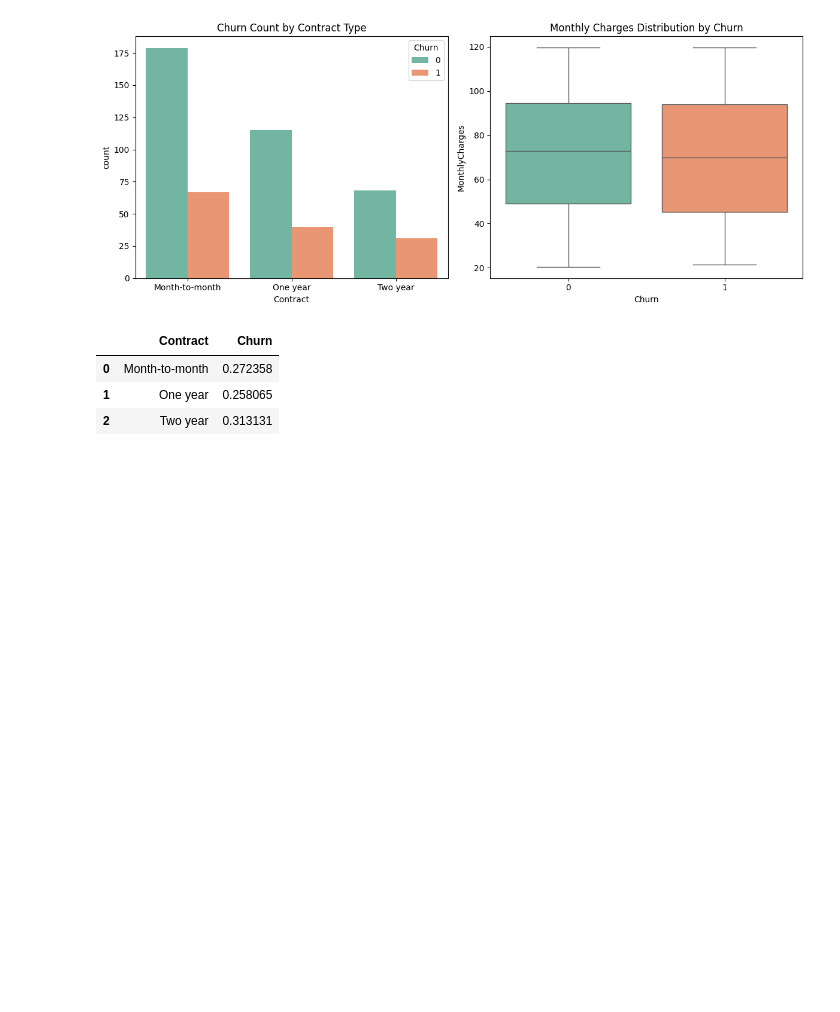
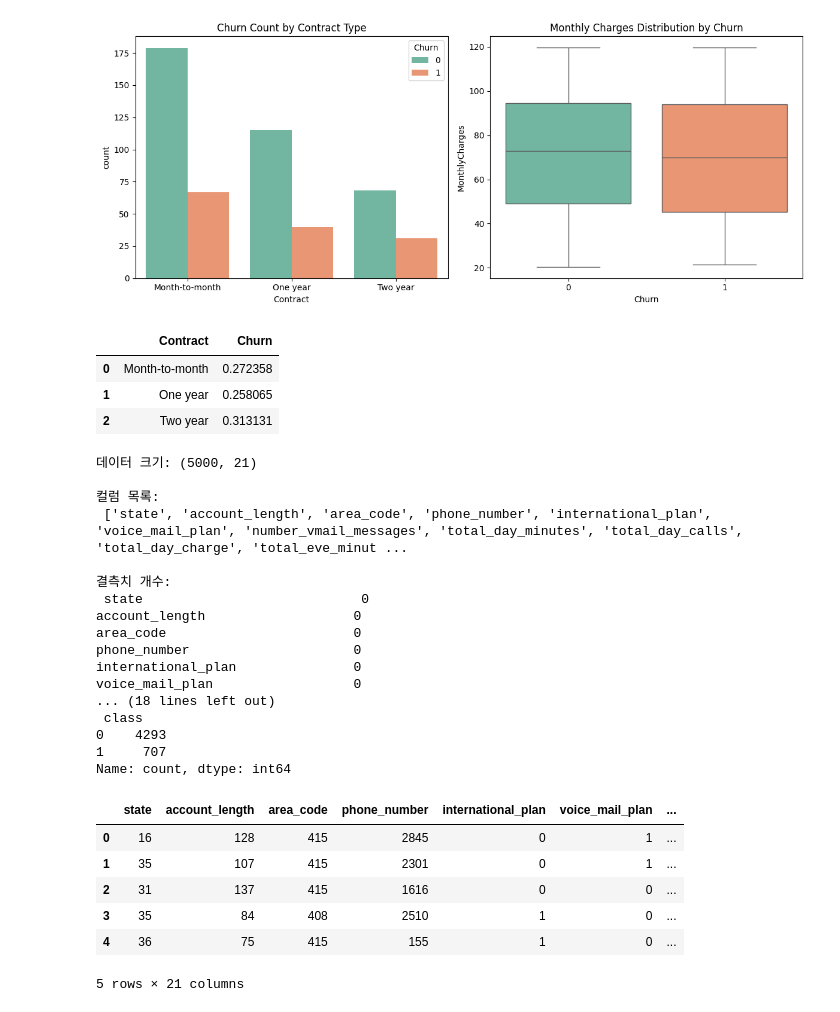
Before and after one commit to donghyunham/AI-ML-portfolio-EDA-model-comparison-regression-and-GenAI-apps, a Jupyter notebook: 04_CustomerChurn_EDA/customer_churn_eda.ipynb, the cells around one changed output. Cells and saved outputs as stored; diff of their text form; code cells hidden in the pictures; blank space fills up the shorter version.

Commit message:
feat: add Pipeline, GridSearchCV, K-Fold CV to ML projects; replace synthetic churn data with real telecom dataset; fix RAG agent metrics tracking

```diff
--- a/04_CustomerChurn_EDA/customer_churn_eda.ipynb
+++ b/04_CustomerChurn_EDA/customer_churn_eda.ipynb
@@ -7,30 +7,66 @@ import seaborn as sns
 np.random.seed(42)
 n_samples = 500
 
 data = {
     'Tenure': np.random.randint(1, 72, n_samples),
     'MonthlyCharges': np.random.uniform(20.0, 120.0, n_samples),
     'Contract': np.random.choice(['Month-to-month', 'One year', 'Two year'], n_samples, p=[0.5, 0.3, 0.2]),
     'Churn': np.random.choice([0, 1], n_samples, p=[0.7, 0.3])
 }
 df = pd.DataFrame(data)
 
 fig, axes = plt.subplots(1, 2, figsize=(12, 5))
 
 sns.countplot(x='Contract', hue='Churn', data=df, ax=axes[0], palette='Set2')
 axes[0].set_title('Churn Count by Contract Type')
 
 sns.boxplot(x='Churn', y='MonthlyCharges', data=df, ax=axes[1], hue='Churn', legend=False, palette='Set2')
 axes[1].set_title('Monthly Charges Distribution by Churn')
 
 plt.tight_layout()
 plt.show()
 
 churn_rate = df.groupby('Contract')['Churn'].mean().reset_index()
 display(churn_rate)
+
+from sklearn.datasets import fetch_openml
+
+churn_real = fetch_openml(name='churn', version=1, as_frame=True)
+df_real = churn_real.frame.copy()
+
+print("데이터 크기:", df_real.shape)
+print("\n컬럼 목록:\n", df_real.columns.tolist())
+print("\n결측치 개수:\n", df_real.isnull().sum())
+print("\n타겟 변수(class) 분포:\n", df_real['class'].value_counts())
+
+df_real.head()
 # %% [output]
 [figure]
 |  | Contract | Churn |
 | 0 | Month-to-month | 0.272358 |
 | 1 | One year | 0.258065 |
 | 2 | Two year | 0.313131 |
+데이터 크기: (5000, 21)
+
+컬럼 목록:
+ ['state', 'account_length', 'area_code', 'phone_number', 'international_plan', 'voice_mail_plan', 'number_vmail_messages', 'total_day_minutes', 'total_day_calls', 'total_day_charge', 'total_eve_minut ...
+
+결측치 개수:
+ state                            0
+account_length                   0
+area_code                        0
+phone_number                     0
+international_plan               0
+voice_mail_plan                  0
+... (18 lines left out)
+ class
+0    4293
+1     707
+Name: count, dtype: int64
+|  | state | account_length | area_code | phone_number | international_plan | voice_mail_plan | ... |
+| 0 | 16 | 128 | 415 | 2845 | 0 | 1 | ... |
+| 1 | 35 | 107 | 415 | 2301 | 0 | 1 | ... |
+| 2 | 31 | 137 | 415 | 1616 | 0 | 0 | ... |
+| 3 | 35 | 84 | 408 | 2510 | 1 | 0 | ... |
+| 4 | 36 | 75 | 415 | 155 | 1 | 0 | ... |
+5 rows × 21 columns
```
Also changed, not shown: parts of 1 cell of this notebook, 7 other files.
